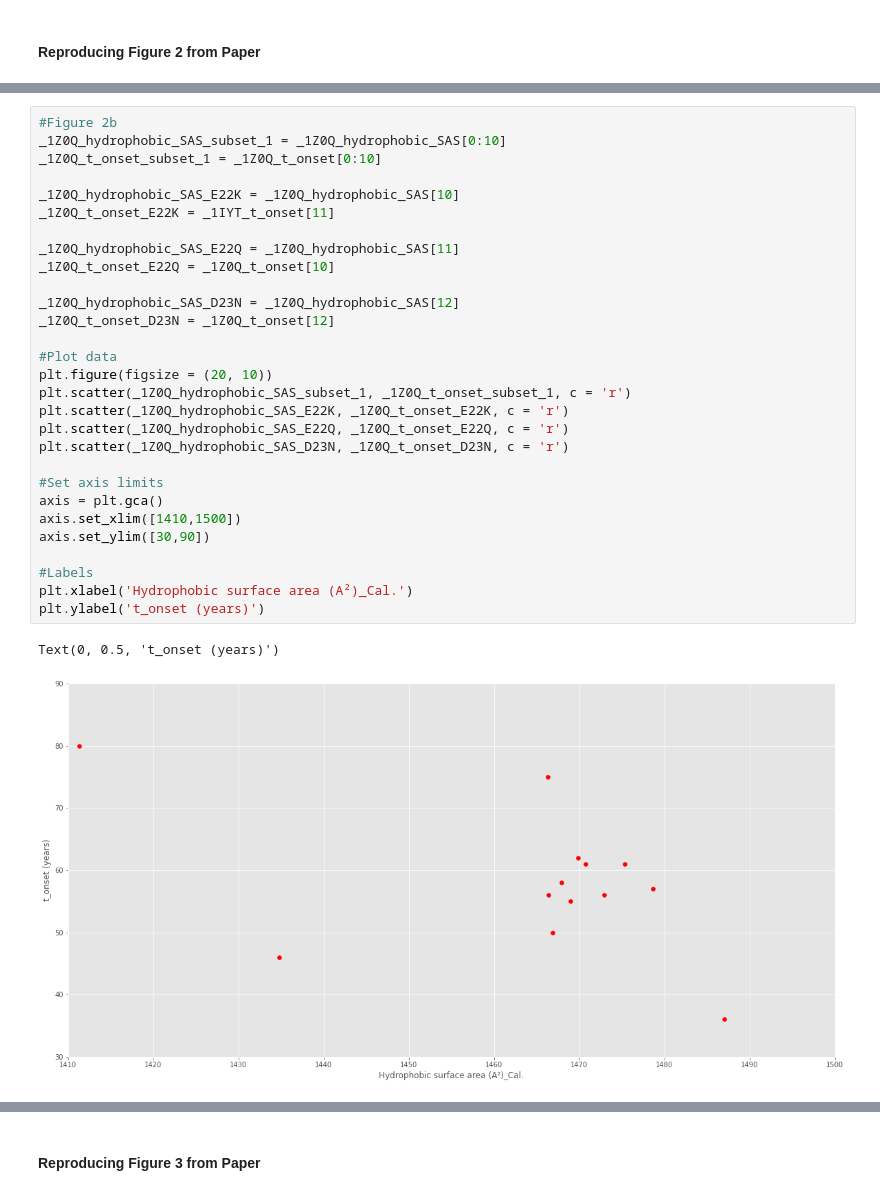
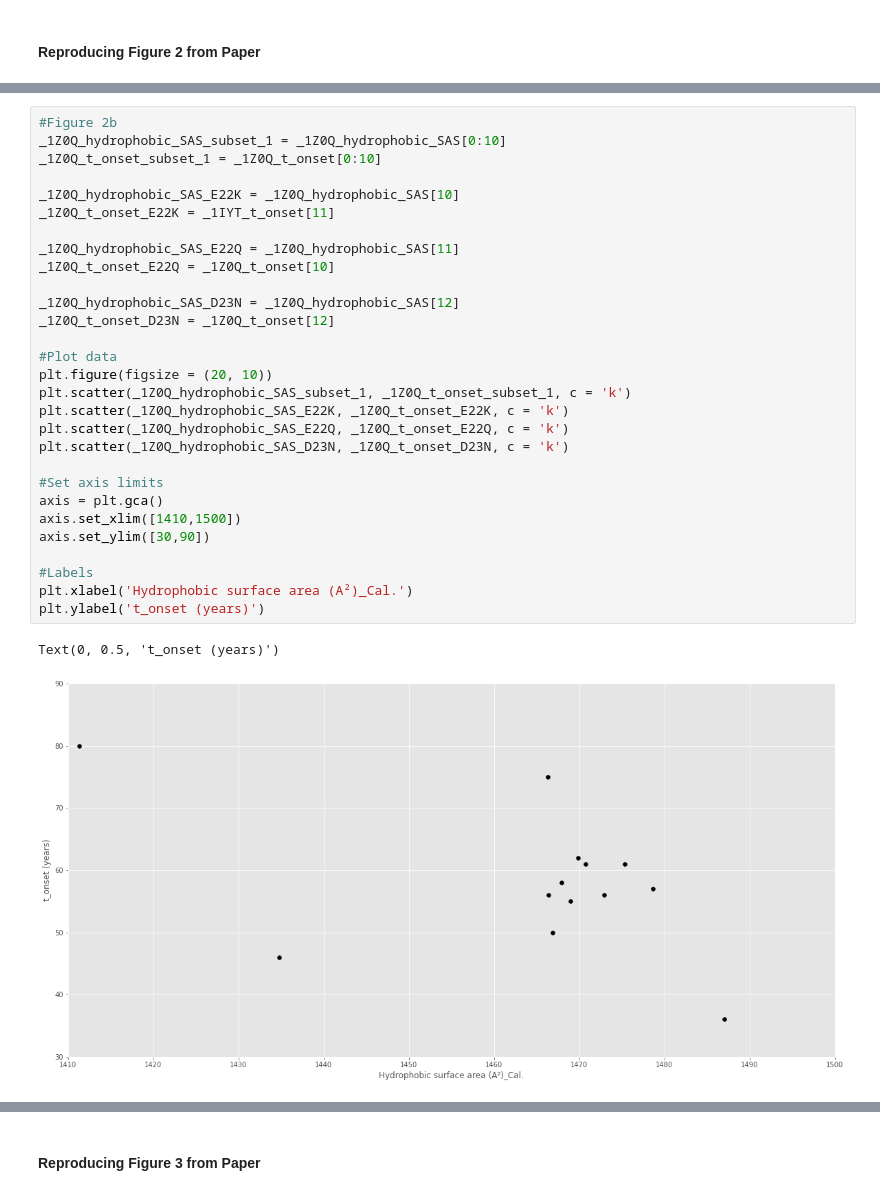
Before and after one commit to 188-project/Amyloid-Beta-Final-Project, a Jupyter notebook: Final Project Amyloid Beta.ipynb, the cells around one changed output, grey strips where cells are left out. Saved outputs shown, nothing was run; the diff lists cells and outputs as text.

```diff
--- a/Final Project Amyloid Beta.ipynb
+++ b/Final Project Amyloid Beta.ipynb
@@ -711,35 +711,35 @@ Text(0, 0.5, 't_onset (years)')
 # %%
 #Figure 2b
 _1Z0Q_hydrophobic_SAS_subset_1 = _1Z0Q_hydrophobic_SAS[0:10]
 _1Z0Q_t_onset_subset_1 = _1Z0Q_t_onset[0:10]
 
 _1Z0Q_hydrophobic_SAS_E22K = _1Z0Q_hydrophobic_SAS[10]
 _1Z0Q_t_onset_E22K = _1IYT_t_onset[11]
 
 _1Z0Q_hydrophobic_SAS_E22Q = _1Z0Q_hydrophobic_SAS[11]
 _1Z0Q_t_onset_E22Q = _1Z0Q_t_onset[10]
 
 _1Z0Q_hydrophobic_SAS_D23N = _1Z0Q_hydrophobic_SAS[12]
 _1Z0Q_t_onset_D23N = _1Z0Q_t_onset[12]
 
 #Plot data
 plt.figure(figsize = (20, 10))
-plt.scatter(_1Z0Q_hydrophobic_SAS_subset_1, _1Z0Q_t_onset_subset_1, c = 'r')
-plt.scatter(_1Z0Q_hydrophobic_SAS_E22K, _1Z0Q_t_onset_E22K, c = 'r')
-plt.scatter(_1Z0Q_hydrophobic_SAS_E22Q, _1Z0Q_t_onset_E22Q, c = 'r')
-plt.scatter(_1Z0Q_hydrophobic_SAS_D23N, _1Z0Q_t_onset_D23N, c = 'r')
+plt.scatter(_1Z0Q_hydrophobic_SAS_subset_1, _1Z0Q_t_onset_subset_1, c = 'k')
+plt.scatter(_1Z0Q_hydrophobic_SAS_E22K, _1Z0Q_t_onset_E22K, c = 'k')
+plt.scatter(_1Z0Q_hydrophobic_SAS_E22Q, _1Z0Q_t_onset_E22Q, c = 'k')
+plt.scatter(_1Z0Q_hydrophobic_SAS_D23N, _1Z0Q_t_onset_D23N, c = 'k')
 
 #Set axis limits
 axis = plt.gca()
 axis.set_xlim([1410,1500])
 axis.set_ylim([30,90])
 
 #Labels
 plt.xlabel('Hydrophobic surface area (A²)_Cal.')
 plt.ylabel('t_onset (years)')
 # %% [output]
 Text(0, 0.5, 't_onset (years)')
-[figure, old version]
+[figure, new version]
 # %%
 #Figure 2c
 _1BA4_hydrophobic_SAS_subset_1 = _1BA4_hydrophobic_SAS[0:10]
```
Also changed, not shown: parts of 7 cells of this notebook.
